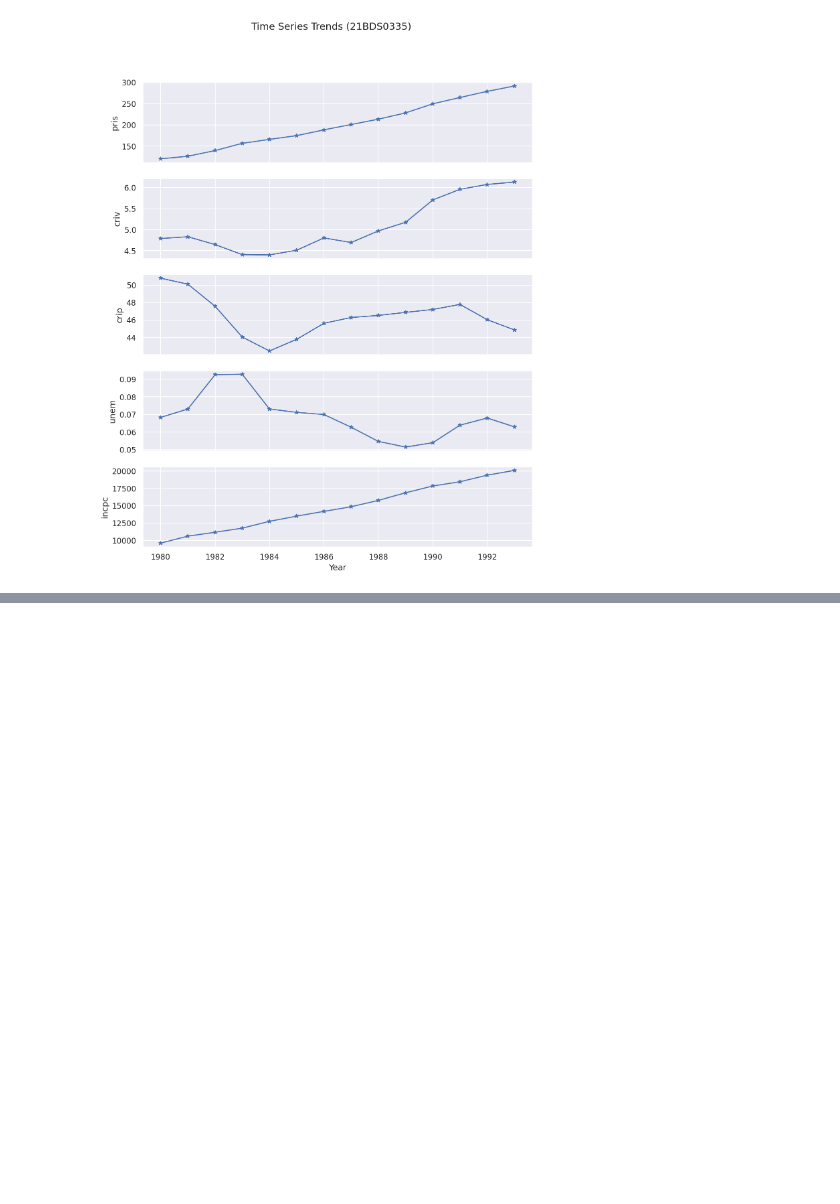
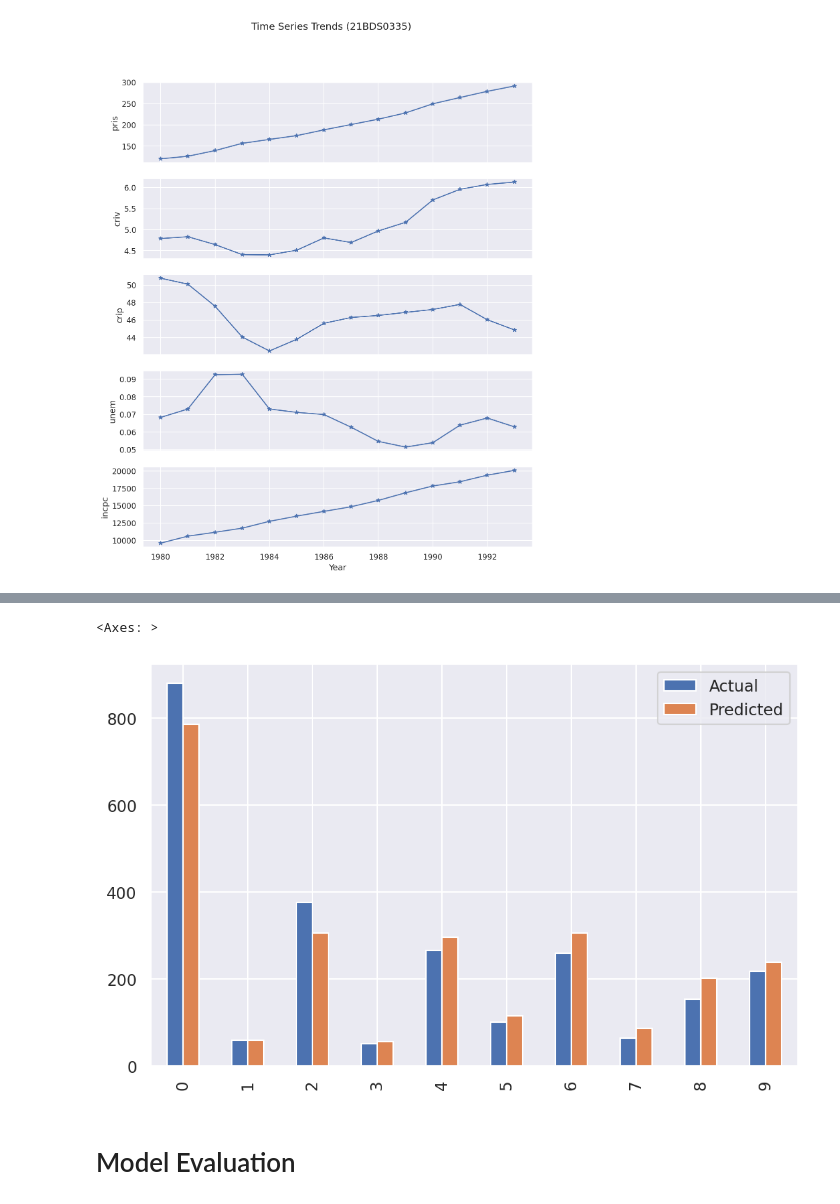
Before and after one commit to Ashish-Aaran/EDA, a Jupyter notebook: 21BDS0335.ipynb, the cells around one changed output, grey strips where cells are left out. Cells and saved outputs as stored; diff of their text form; code cells hidden in the pictures; blank space fills up the shorter version.

```diff
--- a/21BDS0335.ipynb
+++ b/21BDS0335.ipynb
@@ -596,0 +567,8 @@ plt.show()
+# %%
+# Standardize the features
+scaler = StandardScaler()
+X_scaled = scaler.fit_transform(X)
+# %%
+pca = PCA(n_components=28)
+X_pca = pca.fit_transform(X_scaled)
+print(f"Explained Variance : {sum(pca.explained_variance_ratio_):.2f}") # Higher explained variance % ensures minimal information loss after dimensionality reduction
@@ -596,0 +583,15 @@ plt.show()
+# %%
+# Split into training and testing sets (80% train, 20% test)
+X_train, X_test, y_train, y_test = train_test_split(X_pca, y, test_size=0.2, random_state=42)
+
+# Training Linear Regression model
+regressor = LinearRegression()
+regressor.fit(X_train, y_train)
+
+# Predictions
+y_pred = regressor.predict(X_test)
+# %%
+# Data frame with actual and predicted values of y
+evaluate = pd.DataFrame({'Actual': y_test.values.flatten(),
+'Predicted': y_pred.flatten()})
+evaluate.head(10)
@@ -596,0 +610,7 @@ plt.show()
+# %%
+evaluate.head(10).plot(kind = 'bar')
+# %% [output]
+<Axes: >
+[figure, added]
+# %% [markdown]
+# Model Evaluation
```
Also changed, not shown: parts of 20 cells of this notebook.
